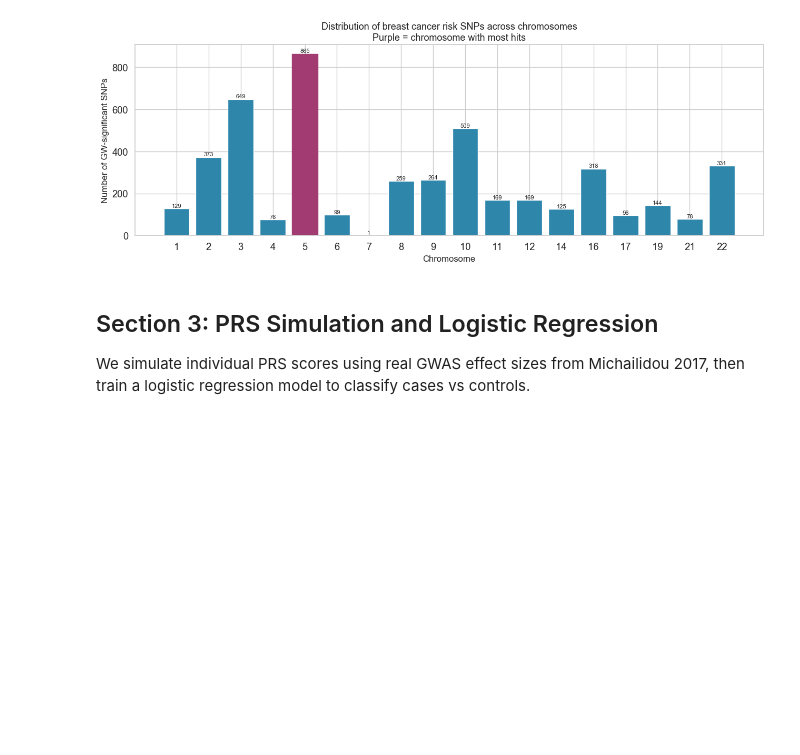
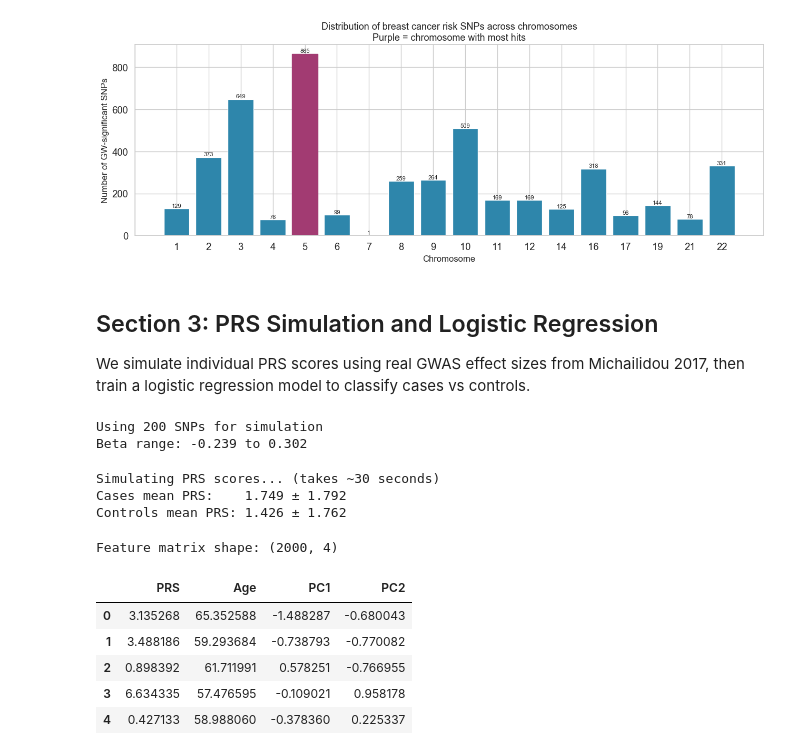
Before and after one commit to Tejasvini435/cancer-prs-analysis, a Jupyter notebook: Projects/cancer-prs-analysis/notebooks/02_prs_ml_analysis.ipynb, the cells around one changed output. Saved outputs shown, nothing was run; the diff lists cells and outputs as text; code cells hidden in the pictures; blank space fills up the shorter version.

Commit message:
Add feature matrix construction

```diff
--- a/Projects/cancer-prs-analysis/notebooks/02_prs_ml_analysis.ipynb
+++ b/Projects/cancer-prs-analysis/notebooks/02_prs_ml_analysis.ipynb
@@ -157,3 +157,58 @@ from sklearn.model_selection import train_test_split
 from sklearn.linear_model import LogisticRegression
 from sklearn.preprocessing import StandardScaler
 from sklearn.metrics import roc_auc_score, roc_curve
+# %%
+np.random.seed(42)
+n_samples = 2000
+top_snps = gwsig.sort_values('p').head(200)
+betas = top_snps['beta'].values
+mafs  = top_snps['eaf'].fillna(0.15).values
+
+print(f"Using {len(betas)} SNPs for simulation")
+print(f"Beta range: {betas.min():.3f} to {betas.max():.3f}")
+# %% [output]
+Using 200 SNPs for simulation
+Beta range: -0.239 to 0.302
+# %%
+def simulate_prs(betas, mafs, n, is_case):
+    if is_case:
+        shift = 0.25
+    else: shift = 0.0
+    scores = []
+    for _ in range(n):
+        genotypes = np.random.binomial(2, mafs)
+        prs = np.dot(betas, genotypes) + np.random.normal(shift, 0.9)
+        scores.append(prs)
+    return np.array(scores)
+# %%
+print("Simulating PRS scores... (takes ~30 seconds)")
+prs_cases    = simulate_prs(betas, mafs, n_samples // 2, is_case=True)
+prs_controls = simulate_prs(betas, mafs, n_samples // 2, is_case=False)
+
+prs_all = np.concatenate([prs_cases, prs_controls])
+labels  = np.array([1] * (n_samples // 2) + [0] * (n_samples // 2))
+
+print(f"Cases mean PRS:    {prs_cases.mean():.3f} ± {prs_cases.std():.3f}")
+print(f"Controls mean PRS: {prs_controls.mean():.3f} ± {prs_controls.std():.3f}")
+# %% [output]
+Simulating PRS scores... (takes ~30 seconds)
+Cases mean PRS:    1.749 ± 1.792
+Controls mean PRS: 1.426 ± 1.762
+# %%
+X = pd.DataFrame({
+    'PRS': prs_all,
+    'Age': np.random.normal(55, 10, n_samples),
+    'PC1': np.random.normal(0, 1, n_samples),
+    'PC2': np.random.normal(0, 1, n_samples)
+})
+y = labels
+print(f"Feature matrix shape: {X.shape}")
+X.head()
+# %% [output]
+Feature matrix shape: (2000, 4)
+|  | PRS | Age | PC1 | PC2 |
+| 0 | 3.135268 | 65.352588 | -1.488287 | -0.680043 |
+| 1 | 3.488186 | 59.293684 | -0.738793 | -0.770082 |
+| 2 | 0.898392 | 61.711991 | 0.578251 | -0.766955 |
+| 3 | 6.634335 | 57.476595 | -0.109021 | 0.958178 |
+| 4 | 0.427133 | 58.988060 | -0.378360 | 0.225337 |
```
